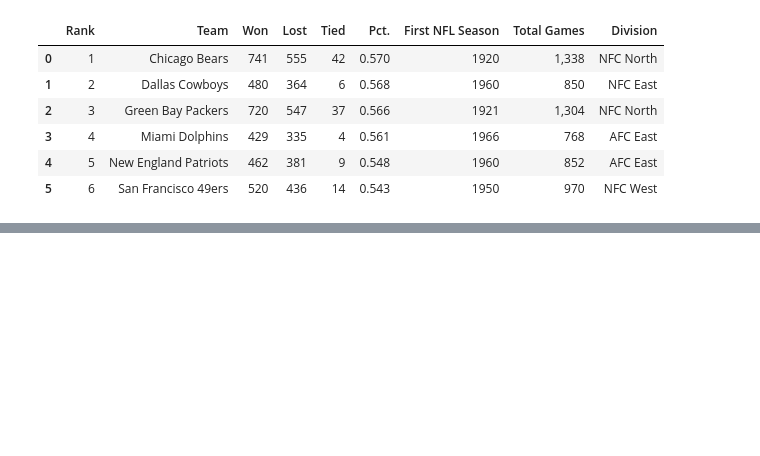
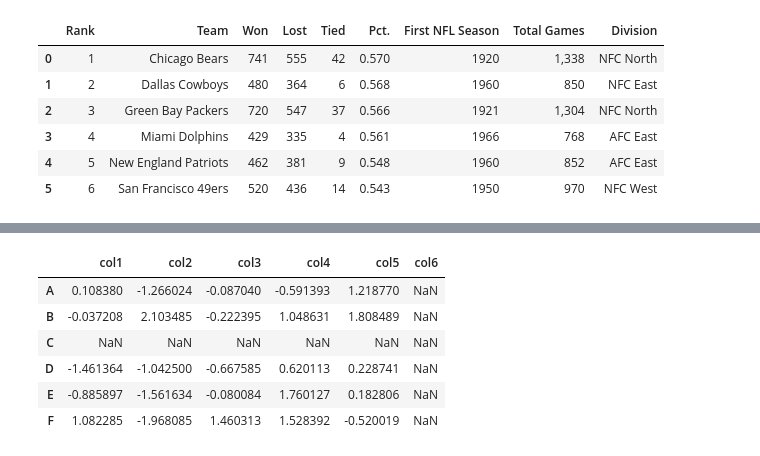
Before and after one commit to 26huitailang/python-of-data-analysis, a Jupyter notebook: Udemy-python-for-data-analysis-visualization/CH04-Intro-to-Pandas.ipynb, the cells around one changed output, grey strips where cells are left out. Saved outputs shown, nothing was run; the diff lists cells and outputs as text; code cells hidden in the pictures; blank space fills up the shorter version.

```diff
--- a/Udemy-python-for-data-analysis-visualization/CH04-Intro-to-Pandas.ipynb
+++ b/Udemy-python-for-data-analysis-visualization/CH04-Intro-to-Pandas.ipynb
@@ -186,0 +437,4 @@ Index([u'Rank', u'Team', u'Won', u'Lost', u'Tied', u'Pct.',
+# %%
+df = DataFrame(randn(25).reshape((5, 5)), index=['A', 'B', 'D', 'E', 'F'],
+              columns=['col1', 'col2', 'col3', 'col4', 'col5'])
+df
@@ -186,0 +448,3 @@ Index([u'Rank', u'Team', u'Won', u'Lost', u'Tied', u'Pct.',
+# %%
+df2 = df.reindex(['A', 'B', 'C', 'D', 'E', 'F'])
+df2
@@ -186,0 +459,12 @@ Index([u'Rank', u'Team', u'Won', u'Lost', u'Tied', u'Pct.',
+# %%
+new_columns = ['col1', 'col2', 'col3', 'col4', 'col5', 'col6']
+# %%
+df2.reindex(columns=new_columns)
+# %% [output]
+|  | col1 | col2 | col3 | col4 | col5 | col6 |
+| A | 0.108380 | -1.266024 | -0.087040 | -0.591393 | 1.218770 | NaN |
+| B | -0.037208 | 2.103485 | -0.222395 | 1.048631 | 1.808489 | NaN |
+| C | NaN | NaN | NaN | NaN | NaN | NaN |
+| D | -1.461364 | -1.042500 | -0.667585 | 0.620113 | 0.228741 | NaN |
+| E | -0.885897 | -1.561634 | -0.080084 | 1.760127 | 0.182806 | NaN |
+| F | 1.082285 | -1.968085 | 1.460313 | 1.528392 | -0.520019 | NaN |
```
Also changed, not shown: parts of 46 cells of this notebook.
